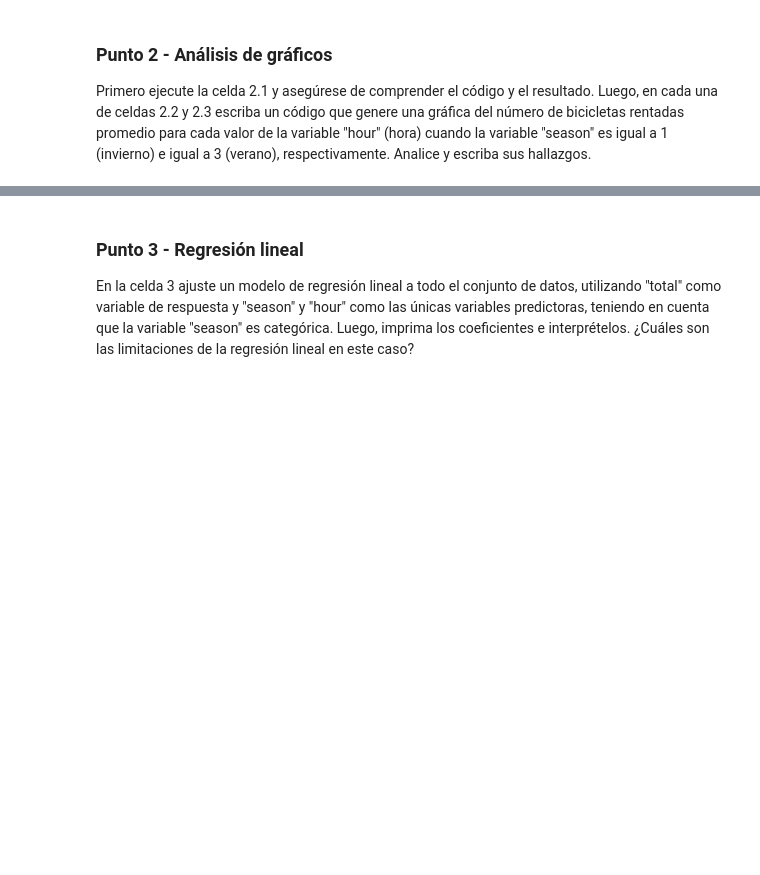
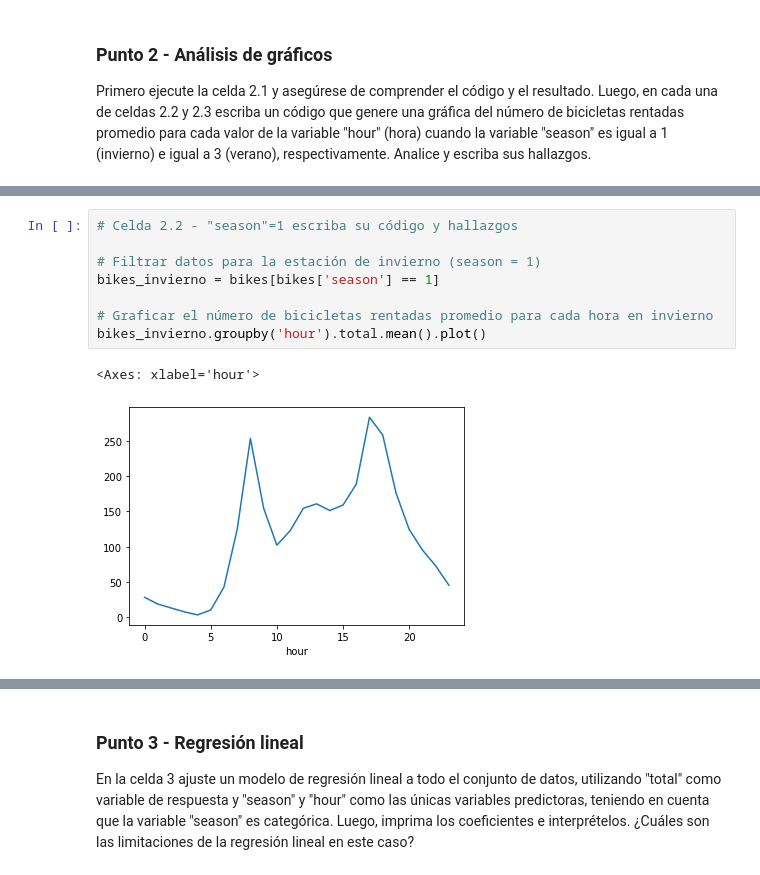
Before and after one commit to Lorena245/MIAD_NLP_20241, a Jupyter notebook: Semana 1/S1TC1_arboles_ensamblajes.ipynb, the cells around one changed output, grey strips where cells are left out. Saved outputs shown, nothing was run; the diff lists cells and outputs as text; blank space fills up the shorter version.

```diff
--- a/Semana 1/S1TC1_arboles_ensamblajes.ipynb
+++ b/Semana 1/S1TC1_arboles_ensamblajes.ipynb
@@ -155,0 +157,11 @@ bikes.groupby('hour').total.mean().plot()
+# %%
+# Celda 2.2 - "season"=1 escriba su código y hallazgos
+
+# Filtrar datos para la estación de invierno (season = 1)
+bikes_invierno = bikes[bikes['season'] == 1]
+
+# Graficar el número de bicicletas rentadas promedio para cada hora en invierno
+bikes_invierno.groupby('hour').total.mean().plot()
+# %% [output]
+<Axes: xlabel='hour'>
+[figure, added]
```
Also changed, not shown: parts of 7 cells of this notebook.
